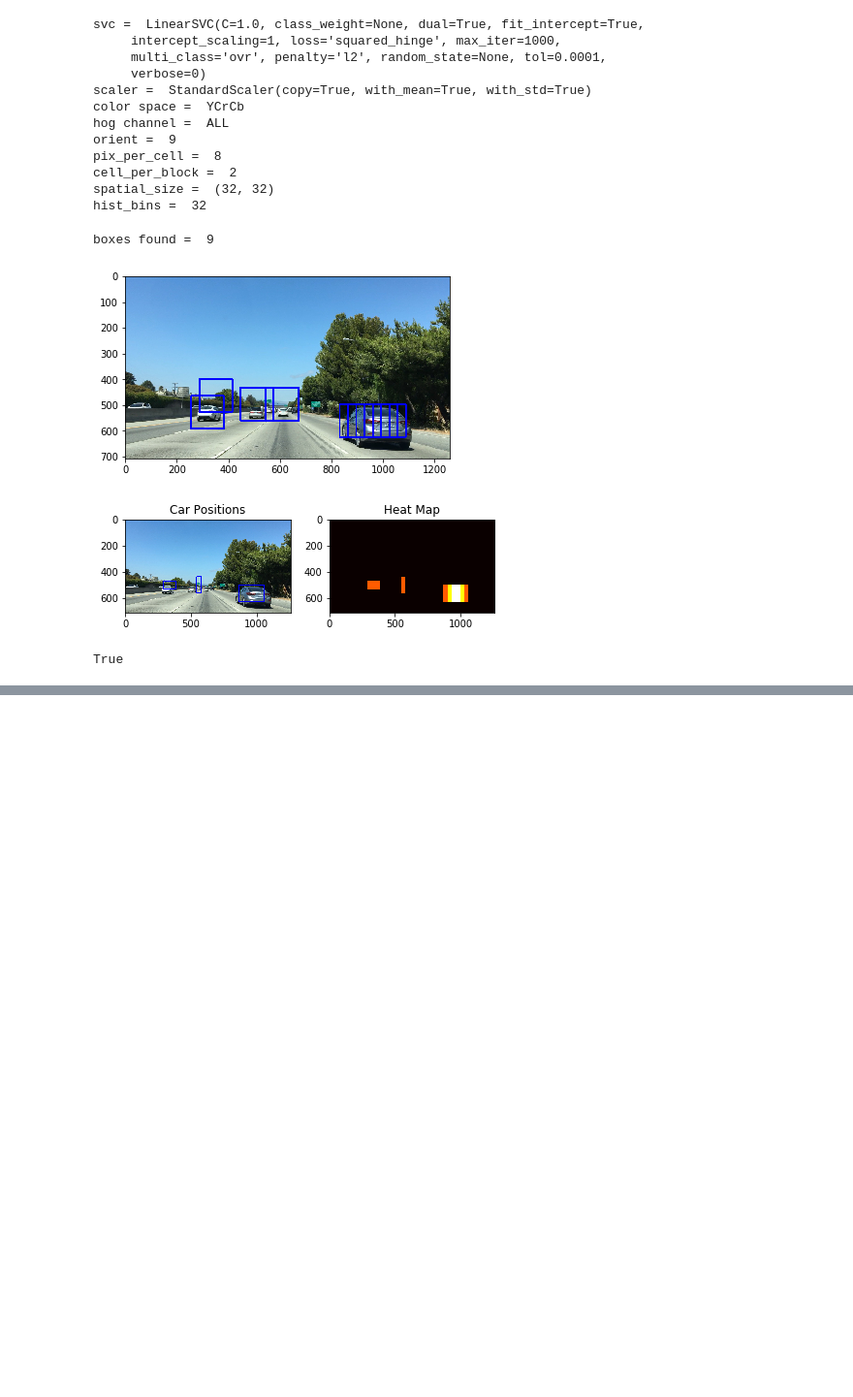
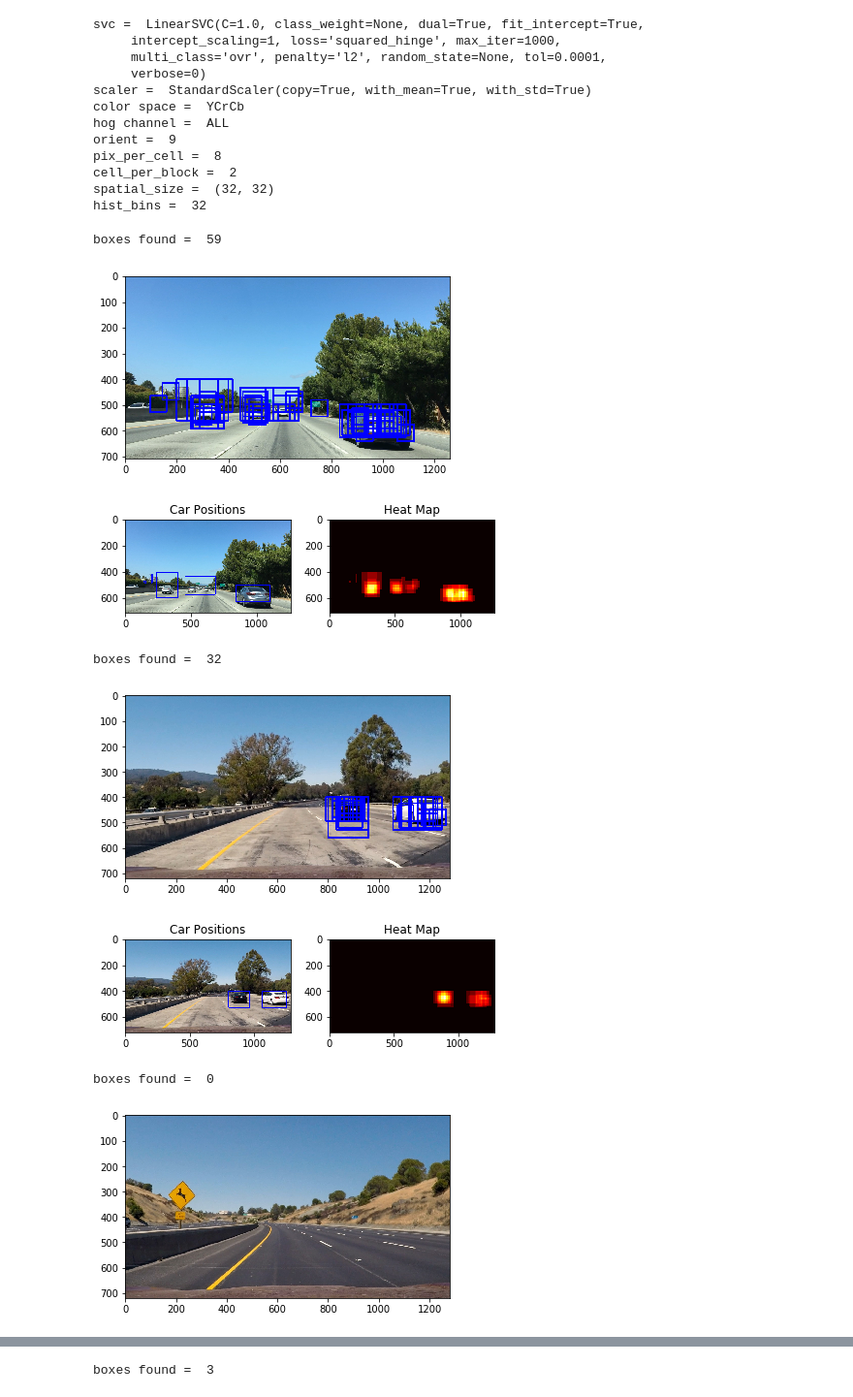
Before and after one commit to smoort/CarND-Vehicle-Detection, a Jupyter notebook: TrackVehicle.ipynb, the cells around one changed output, grey strips where cells are left out. Shown at 97% size. Saved outputs shown, nothing was run; the diff lists cells and outputs as text; code cells hidden in the pictures; blank space fills up the shorter version.

Commit message:
working copy

```diff
--- a/TrackVehicle.ipynb
+++ b/TrackVehicle.ipynb
@@ -338,14 +338,22 @@ def find_cars(img, ystart, ystop, scale, svc, X_scaler, orient, pix_per_cell, ce
 # %%
-def tracking_pipeline(img):
+def detection_pipeline(img):
     ystart = 400
     ystop = 656
-    scale = 2
+    scale_list = [1, 1.5, 2, 2.5]
+    bboxes = []
     heat_threshold = 1
 
-    out_img = find_cars(img, ystart, ystop, scale, svc, X_scaler, orient, pix_per_cell, cell_per_block,
-                        spatial_size, hist_bins, color_space)
+    for scale in scale_list:
+        detected_boxes = find_cars(img, ystart, ystop, scale, svc, X_scaler, orient, pix_per_cell, cell_per_block,
+                            spatial_size, hist_bins, color_space)
+        bboxes.extend(detected_boxes)
+
+
     print("boxes found = ", len(bboxes))
-    plt.imshow(out_img)
+    out_img = np.copy(img)
+    for box in bboxes:
+        cv2.rectangle(out_img, box[0], box[1],(0,0,255),6)
+    showImg(out_img)
     plt.show()
 
     heat = np.zeros_like(img[:,:,0]).astype(np.float)
@@ -364,23 +372,29 @@ def tracking_pipeline(img):
     draw_img = draw_labeled_bboxes(np.copy(img), labels)
 
     return draw_img, heatmap
-# %% [output]
-boxes found =  9
-[figure, removed]
-[figure, removed]
 # %%
-img = cv2.imread('test_images\\bbox-example-image.jpg')
-img = cv2.cvtColor(img, cv2.COLOR_BGR2RGB)
-fig = plt.figure()
-plt.subplot(121)
-plt.imshow(draw_img)
-plt.title('Car Positions')
-plt.subplot(122)
-plt.imshow(heatmap, cmap='hot')
-plt.title('Heat Map')
-fig.tight_layout()
-plt.show()
-draw_img = cv2.cvtColor(draw_img, cv2.COLOR_RGB2BGR)
-cv2.imwrite("marked_img.jpg",draw_img)
+test_images = glob.glob('test_images\\*.jpg')
+for img in test_images:
+    img = cv2.imread(img)
+    img = cv2.cvtColor(img, cv2.COLOR_BGR2RGB)
+    draw_img, heatmap = detection_pipeline(img)
+    fig = plt.figure()
+    plt.subplot(121)
+    plt.imshow(draw_img)
+    plt.title('Car Positions')
+    plt.subplot(122)
+    plt.imshow(heatmap, cmap='hot')
+    plt.title('Heat Map')
+    fig.tight_layout()
+    plt.show()
+    draw_img = cv2.cvtColor(draw_img, cv2.COLOR_RGB2BGR)
+    cv2.imwrite("marked_img.jpg",draw_img)
 # %% [output]
-True
+boxes found =  59
+[figure, added]
+[figure, added]
+boxes found =  32
+[figure, added]
+[figure, added]
+boxes found =  0
+[figure, added]
@@ -386,0 +402 @@ True
+boxes found =  3
```
Also changed, not shown: parts of 3 cells of this notebook.
